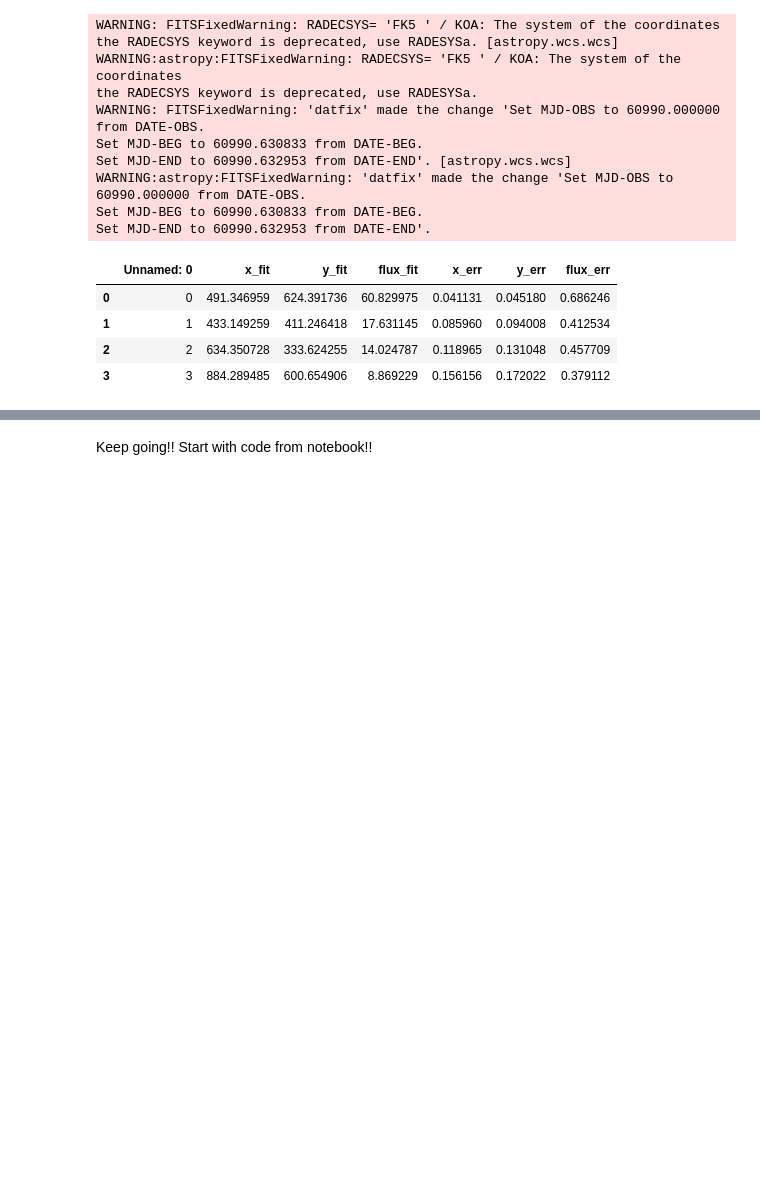
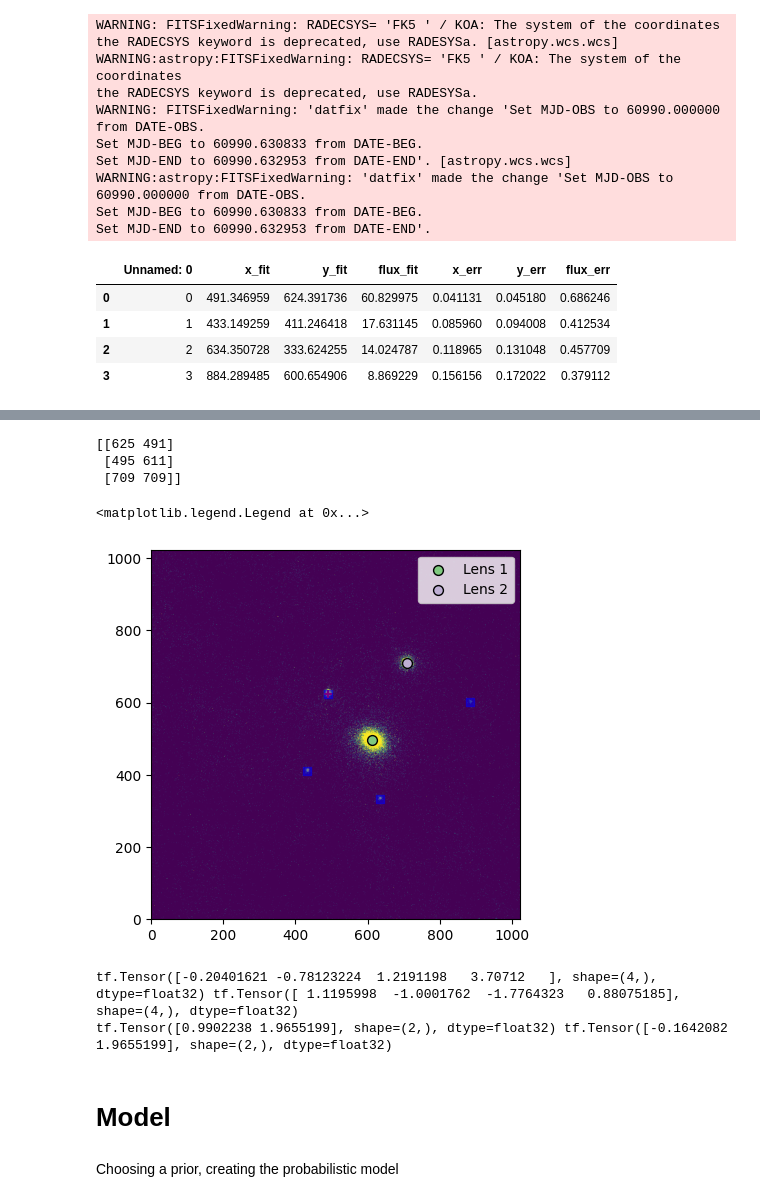
Before and after one commit to oscar-s-p/GL-PS, a Jupyter notebook: notebooks/test_2025wny.ipynb, the cells around one changed output, grey strips where cells are left out. Cells and saved outputs as stored; diff of their text form; code cells hidden in the pictures; blank space fills up the shorter version.

```diff
--- a/notebooks/test_2025wny.ipynb
+++ b/notebooks/test_2025wny.ipynb
@@ -163,3 +160,39 @@ Text(0.5, 1.0, 'psf')
 [figure]
+# %%
+bp_converter = BrightestPoints(number_of_images = 3, num_pixels = data.shape[0],
+                             grid_size = 50, delta_pix = pixscale,
+                             supersample = 1)
+bp_px = bp_converter.find_brightest_points(data)
+print(bp_px.numpy())
+plt.imshow(data, origin = 'lower', vmin=0, vmax = 0.1)
+plt.scatter(bp_px[:,1], bp_px[:,0], c = 'r', marker='+')
+plt.scatter(psf_photutil['x_fit'], psf_photutil['y_fit'], c = 'b', marker='s', alpha = 0.5)
+
+lens1_px = bp_px[1]
+lens2_px = bp_px[2]
+pixel_lens = np.array([lens1_px, lens2_px])
+for i, len_px in enumerate([lens1_px, lens2_px]):
+  plt.scatter(len_px[1], len_px[0], marker='o', alpha = 1, s = 50, linewidths=1,
+              edgecolors='black', facecolor = plt.get_cmap('Accent')(i), label = 'Lens %d'%(i+1))
+plt.legend()
+# %% [output]
+[[625 491]
+ [495 611]
+ [709 709]]
+<matplotlib.legend.Legend at 0x...>
+[figure, added]
+# %%
+
+bp_converter = BrightestPoints(number_of_images = 4, num_pixels = data.shape[0],
+                             grid_size = 20, delta_pix = pixscale,
+                             supersample = 1)
+x_arcsec, y_arcsec = bp_converter.pix_to_arcsec(pixel_fit)
+x_arcsec_lens, y_arcsec_lens = bp_converter.pix_to_arcsec(pixel_lens)
+print(x_arcsec, y_arcsec)
+
+print(x_arcsec_lens, y_arcsec_lens)
+# %% [output]
+tf.Tensor([-0.20401621 -0.78123224  1.2191198   3.70712   ], shape=(4,), dtype=float32) tf.Tensor([ 1.1195998  -1.0001762  -1.7764323   0.88075185], shape=(4,), dtype=float32)
+tf.Tensor([0.9902238 1.9655199], shape=(2,), dtype=float32) tf.Tensor([-0.1642082  1.9655199], shape=(2,), dtype=float32)
 # %% [markdown]
-Keep going!! Start with code from notebook!!
+# Model
@@ -165,0 +236,2 @@ Keep going!! Start with code from notebook!!
+# %% [markdown]
+Choosing a prior, creating the probabilistic model
```
Also changed, not shown: parts of 7 cells of this notebook, 1 other file.
